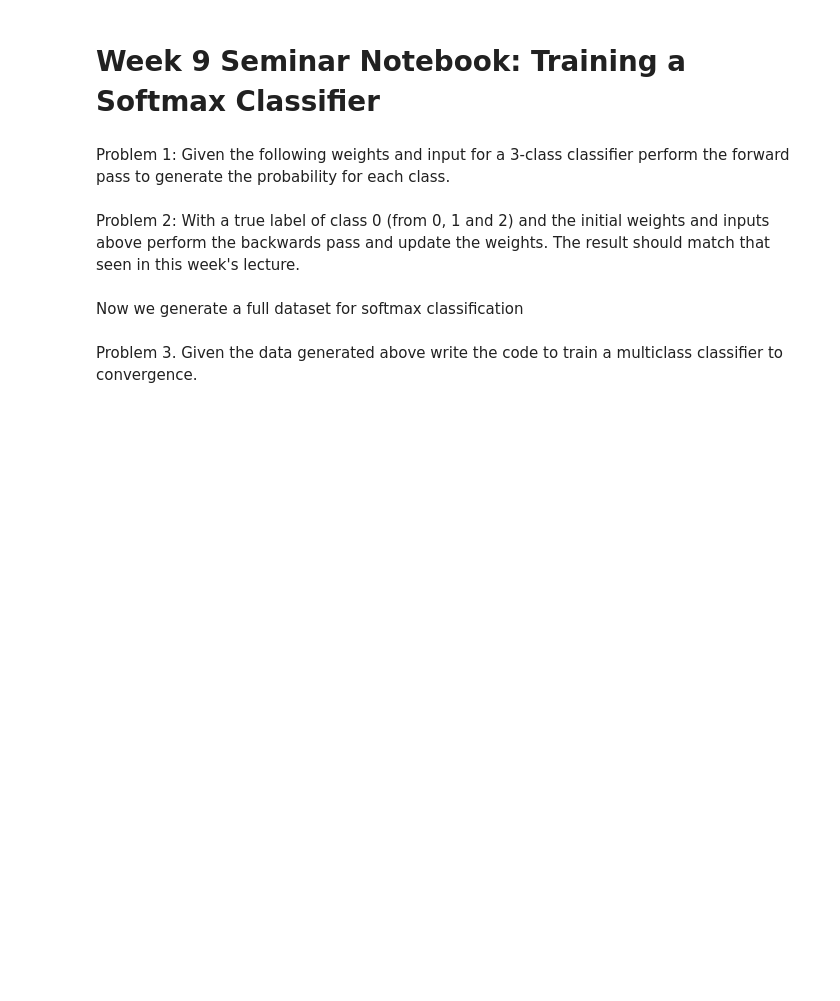
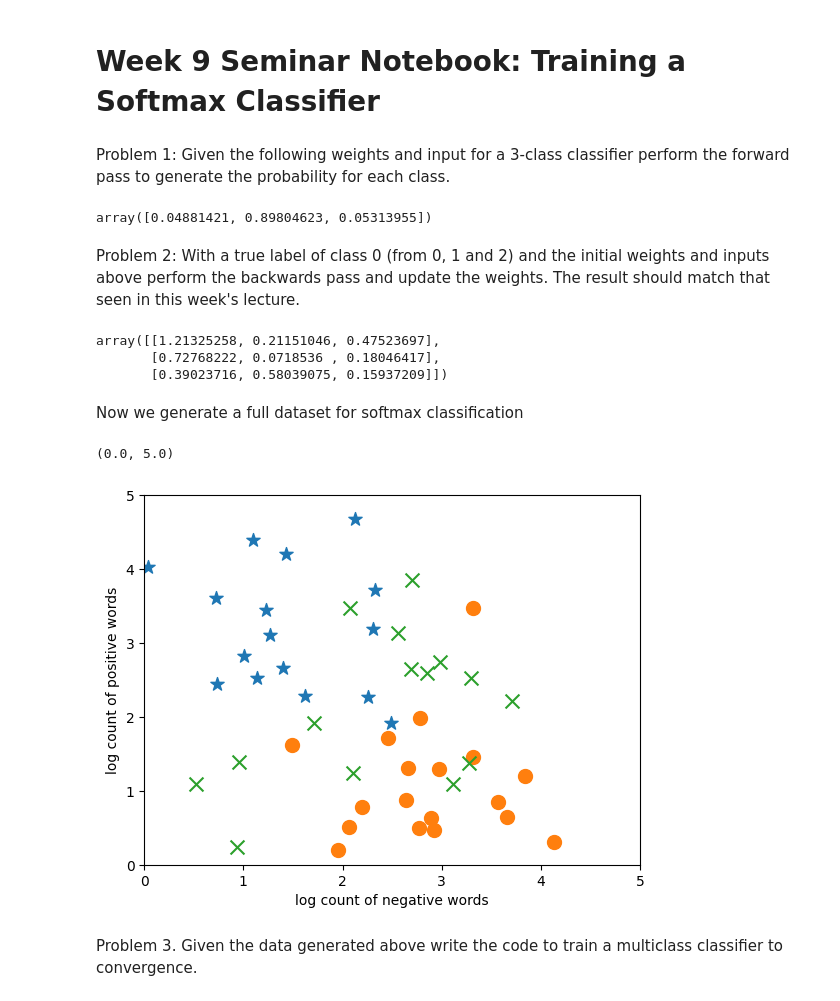
Before and after one commit to cbannard/lela60331_25-26, a Jupyter notebook: LELA60331_Week_9_Seminar.ipynb, the cells around one changed output. Cells and saved outputs as stored; diff of their text form; code cells hidden in the pictures; blank space fills up the shorter version.

```diff
--- a/LELA60331_Week_9_Seminar.ipynb
+++ b/LELA60331_Week_9_Seminar.ipynb
@@ -8,5 +10,22 @@ x=[2.33,3.72,1.0]
+# %%
+z=weights.T.dot(x)
+z
+q=np.exp(z)/np.exp(z).sum()
+q
+# %% [output]
+array([0.04881421, 0.89804623, 0.05313955])
 # %% [markdown]
 Problem 2: With a true label of class 0 (from 0, 1 and 2) and the initial weights and inputs above perform the backwards pass and update the weights. The result should match that seen in this week's lecture.
+# %%
+y=[1,0,0]
+lr=0.2
+dw=-np.array([(y-q)*a for a in x])
+weights=weights-lr*dw
+weights
+# %% [output]
+array([[1.21325258, 0.21151046, 0.47523697],
+       [0.72768222, 0.0718536 , 0.18046417],
+       [0.39023716, 0.58039075, 0.15937209]])
 # %% [markdown]
 Now we generate a full dataset for softmax classification
 # %%
@@ -27,5 +46,16 @@ y=np.repeat(np.diag((1,1,1)),[20,20,20],axis=0)
 x=x.T
 x=np.array([x[0],x[1],[1] * len(x[0])])
 y=y.T
+# %%
+plt.scatter(x[0][labs==0], x[1][labs==0], marker='*', s=100)
+plt.scatter(x[0][labs==1], x[1][labs==1], marker='o', s=100)
+plt.scatter(x[0][labs==2], x[1][labs==2], marker='x', s=100)
+plt.xlabel("log count of negative words")
+plt.ylabel("log count of positive words")
+plt.xlim((0,5))
+plt.ylim((0,5))
+# %% [output]
+(0.0, 5.0)
+[figure, added]
 # %% [markdown]
 Problem 3. Given the data generated above write the code to train a multiclass classifier to convergence.
```
Also changed, not shown: parts of 3 cells of this notebook.
